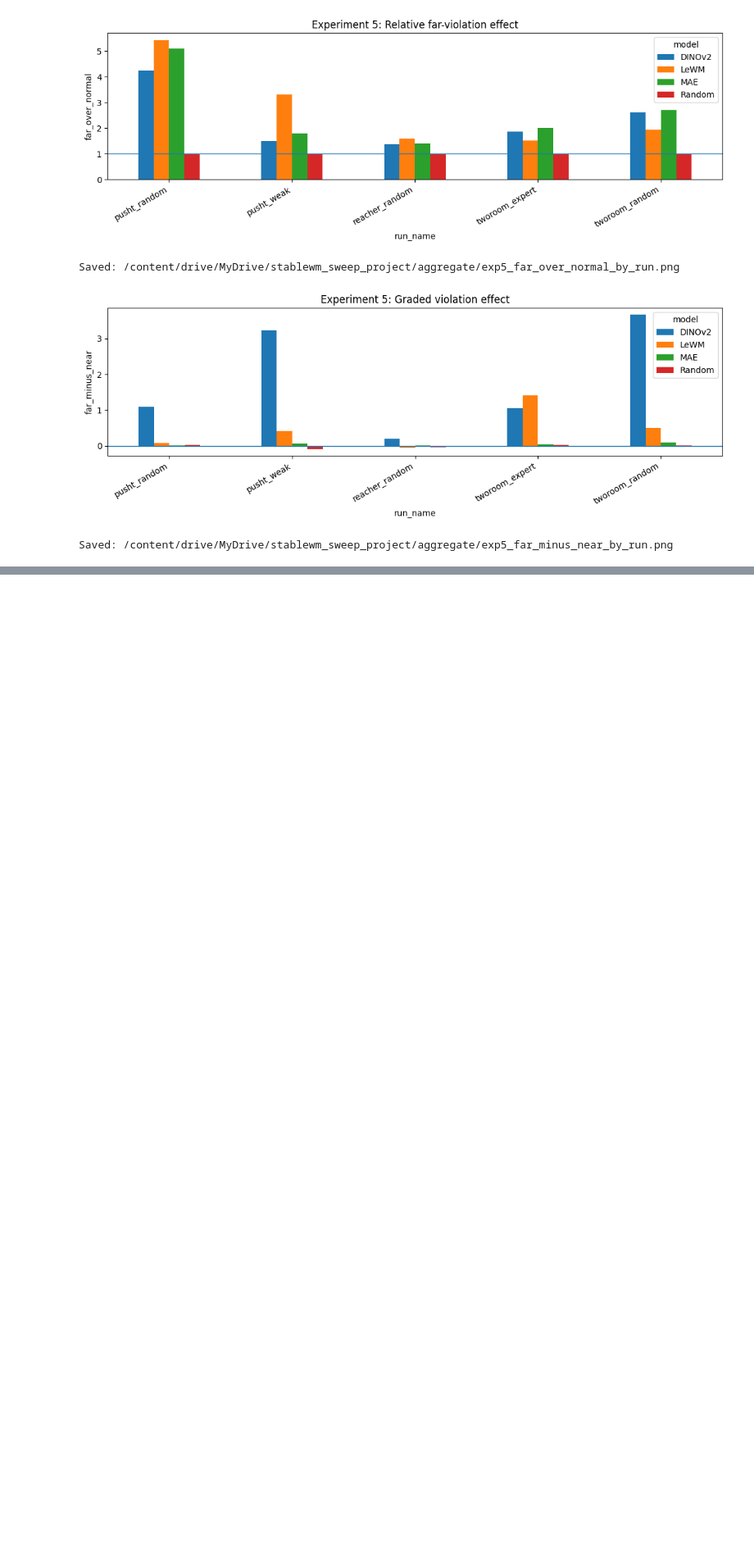
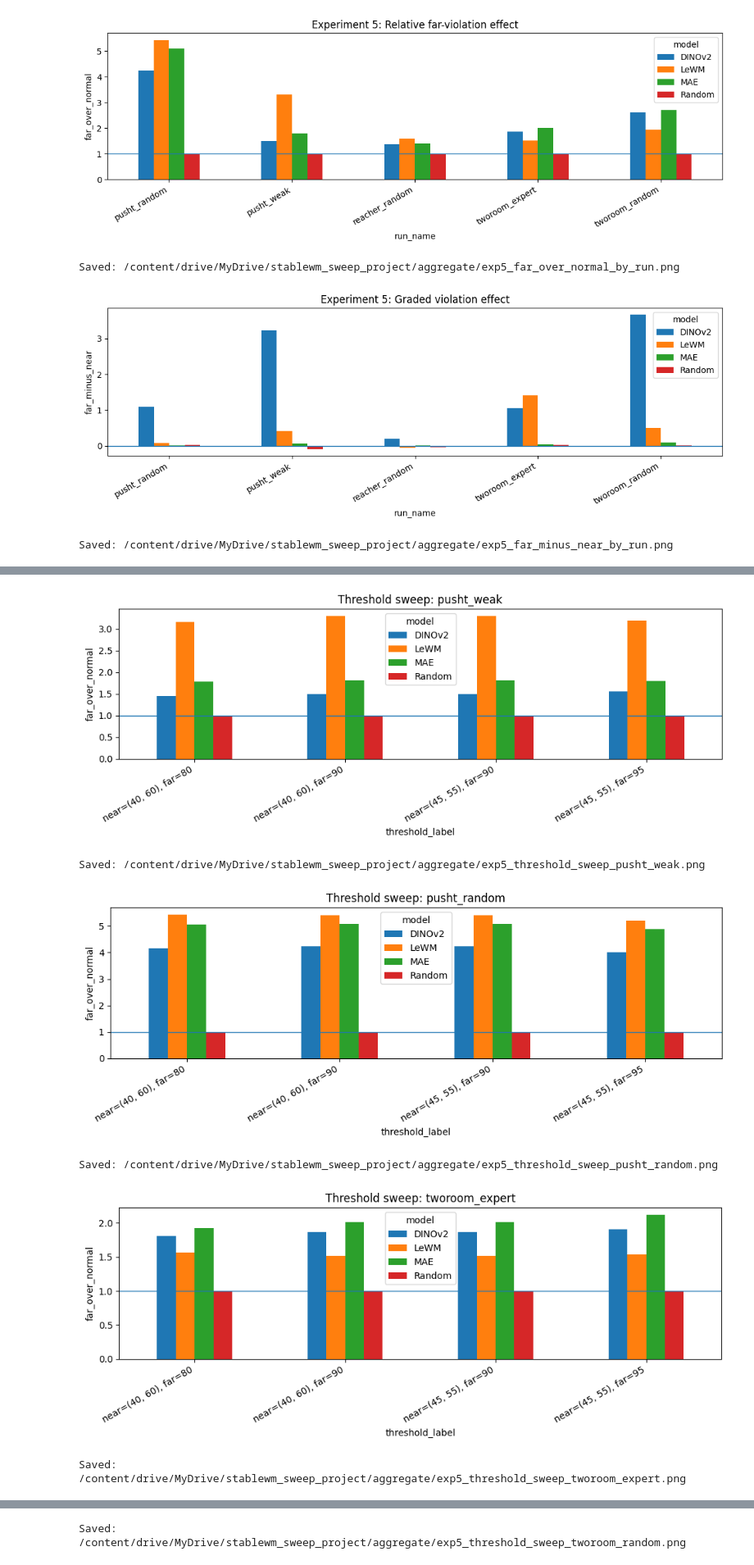
Before and after one commit to DanielEnriq/compcogsci-worldmodels, a Jupyter notebook: ccs_clean_2.ipynb, the cells around one changed output, grey strips where cells are left out. Shown at 82% size. Cells and saved outputs as stored; diff of their text form; code cells hidden in the pictures; blank space fills up the shorter version.

```diff
--- a/ccs_clean_2.ipynb
+++ b/ccs_clean_2.ipynb
@@ -1904,0 +2549,38 @@ Saved: /content/drive/MyDrive/stablewm_sweep_project/aggregate/exp5_far_minus_ne
+# %%
+# Plot threshold sweep: far_over_normal per run
+
+threshold_effects_all["threshold_label"] = (
+    "near="
+    + threshold_effects_all["near_band"].astype(str)
+    + ", far="
+    + threshold_effects_all["far_percentile"].astype(str)
+)
+
+for run_name in threshold_effects_all["run_name"].unique():
+    sub = threshold_effects_all[threshold_effects_all["run_name"] == run_name]
+
+    pivot = sub.pivot_table(
+        index="threshold_label",
+        columns="model",
+        values="far_over_normal",
+    )
+
+    ax = pivot.plot(kind="bar", figsize=(10, 4))
+    ax.axhline(1.0, linewidth=1)
+    ax.set_ylabel("far_over_normal")
+    ax.set_title(f"Threshold sweep: {run_name}")
+    plt.xticks(rotation=30, ha="right")
+    plt.tight_layout()
+
+    out_path = AGG_DIR / f"exp5_threshold_sweep_{run_name}.png"
+    plt.savefig(out_path, dpi=200)
+    plt.show()
+
+    print("Saved:", out_path)
+# %% [output]
+[figure, added]
+Saved: /content/drive/MyDrive/stablewm_sweep_project/aggregate/exp5_threshold_sweep_pusht_weak.png
+[figure, added]
+Saved: /content/drive/MyDrive/stablewm_sweep_project/aggregate/exp5_threshold_sweep_pusht_random.png
+[figure, added]
+Saved: /content/drive/MyDrive/stablewm_sweep_project/aggregate/exp5_threshold_sweep_tworoom_expert.png
@@ -1904,0 +2588 @@ Saved: /content/drive/MyDrive/stablewm_sweep_project/aggregate/exp5_far_minus_ne
+Saved: /content/drive/MyDrive/stablewm_sweep_project/aggregate/exp5_threshold_sweep_tworoom_random.png
```
Also changed, not shown: parts of 31 cells of this notebook, 4 other files.
